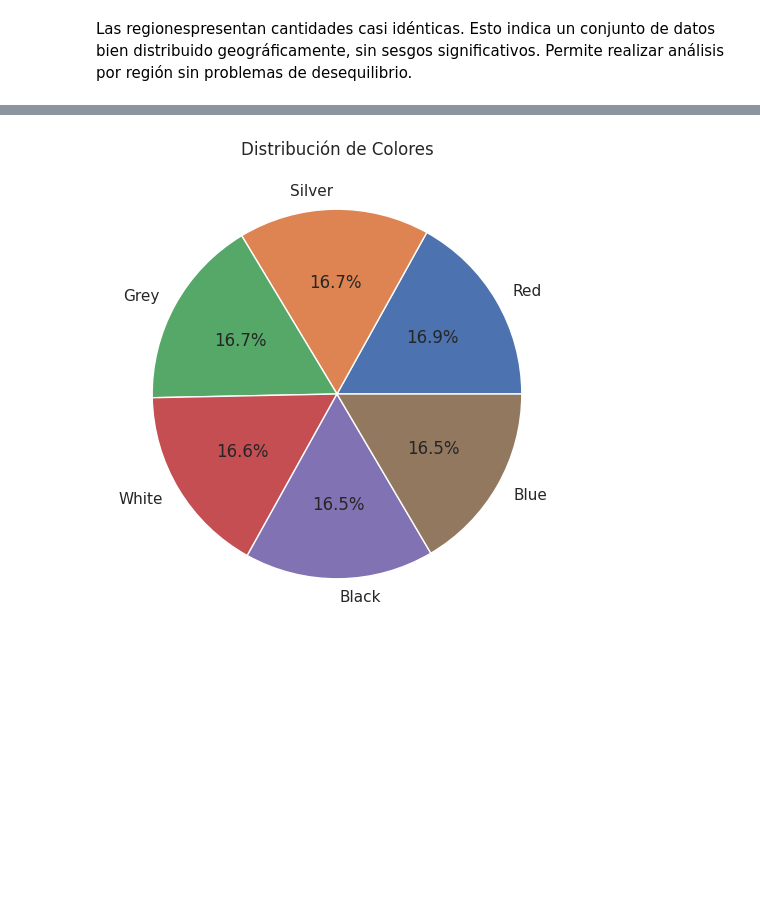
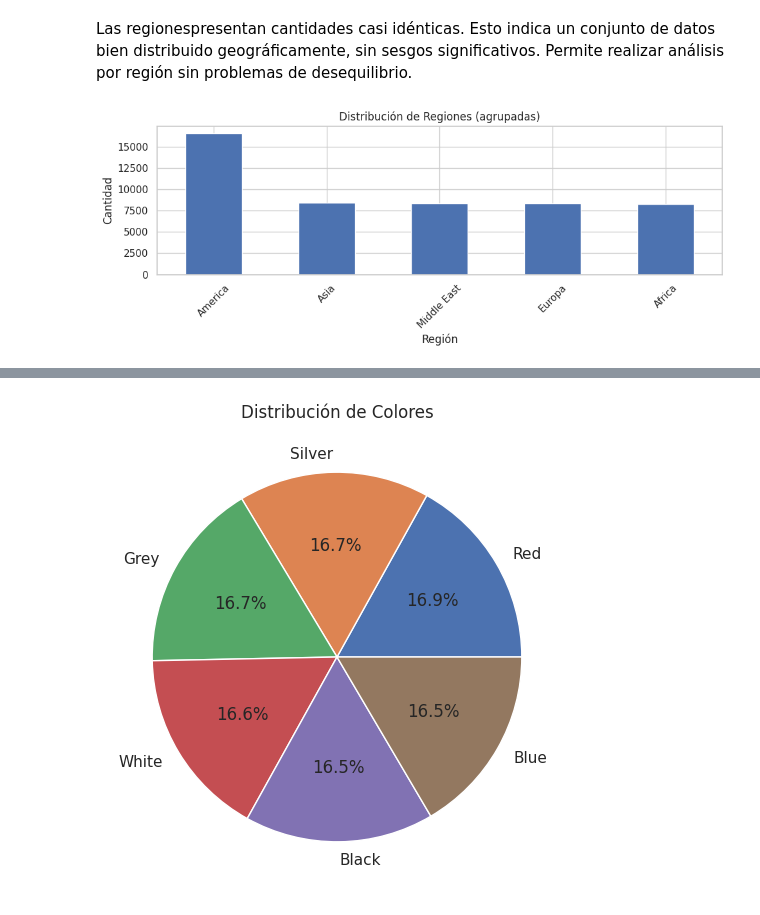
Before and after one commit to Jaiderggz/Ciencia-de-Datos---BMW-Modelo-predictivo-ventas-2025-en-adelante., a Jupyter notebook: Notebooks/Processedcvs.ipynb, the cells around one changed output, grey strips where cells are left out. Cells and saved outputs as stored; diff of their text form; code cells hidden in the pictures; blank space fills up the shorter version.

```diff
--- a/Notebooks/Processedcvs.ipynb
+++ b/Notebooks/Processedcvs.ipynb
@@ -55,3 +56,35 @@ plt.show()
 Las regionespresentan cantidades casi idénticas.
 Esto indica un conjunto de datos bien distribuido geográficamente, sin sesgos significativos.
 Permite realizar análisis por región sin problemas de desequilibrio.
+# %%
+def normalize_text(s):
+    s = str(s).strip()
+    s = unicodedata.normalize('NFKD', s).encode('ASCII', 'ignore').decode('ASCII')  # quita acentos
+    return s.lower()
+
+df['region_norm'] = df['Region'].apply(normalize_text)
+
+def agrupar_region(x):
+    if 'america' in x:
+        return 'America'
+    if 'europe' in x or 'europa' in x:
+        return 'Europa'
+    if 'asia' in x:
+        return 'Asia'
+    if 'africa' in x or 'áfrica' in x:
+        return 'Africa'
+    if 'oceania' in x or 'australia' in x:
+        return 'Oceania'
+    return x.title()
+
+df['Region_group'] = df['region_norm'].apply(agrupar_region)
+
+df['Region_group'].value_counts().plot(kind='bar', figsize=(10,4))
+plt.title("Distribución de Regiones (agrupadas)")
+plt.xlabel("Región")
+plt.ylabel("Cantidad")
+plt.xticks(rotation=45)
+plt.tight_layout()
+plt.show()
+# %% [output]
+[figure, added]
```
Also changed, not shown: parts of 2 cells of this notebook, 4 other files.
